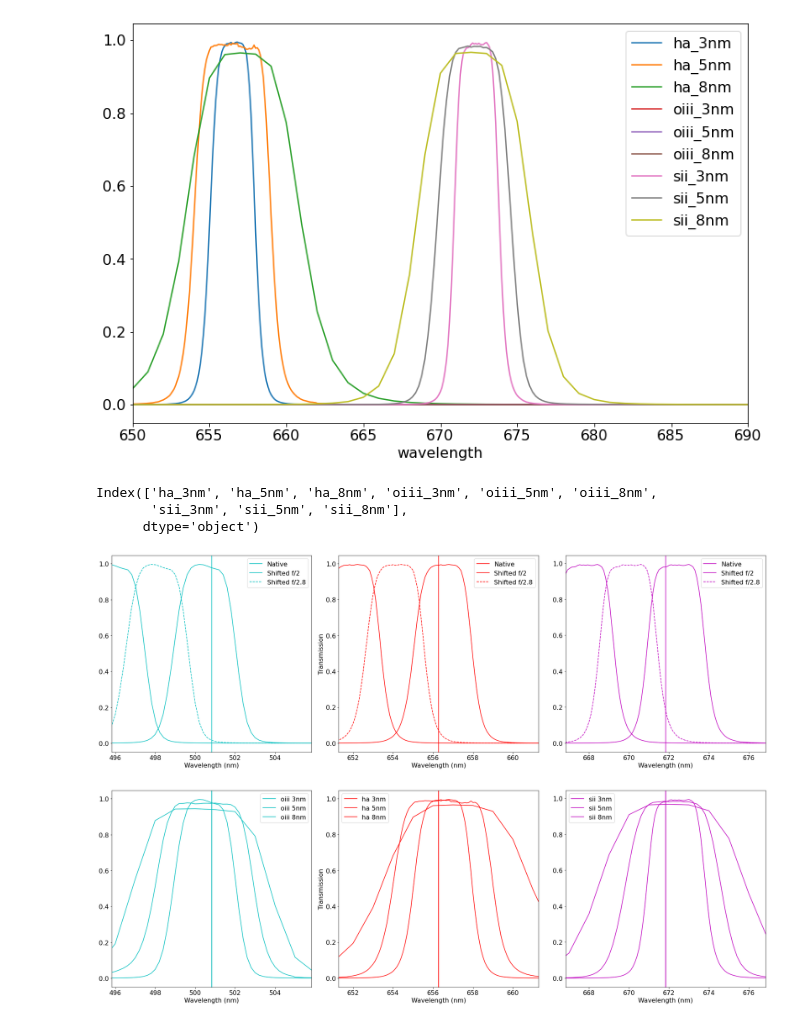
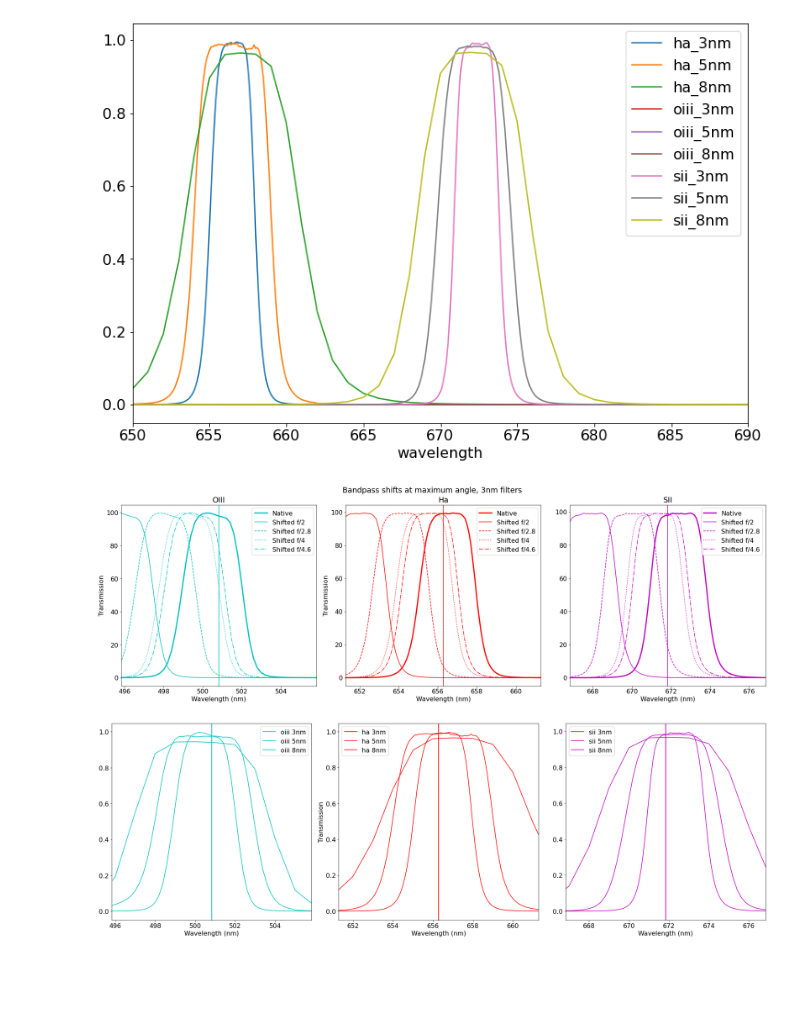
Before and after one commit to gshau/fast_optics_with_narrowband, a Jupyter notebook: bandpass_shift_nb.ipynb, the cells around one changed output. Saved outputs shown, nothing was run; the diff lists cells and outputs as text; code cells hidden in the pictures; blank space fills up the shorter version.

Commit message:
update index and locs

```diff
--- a/bandpass_shift_nb.ipynb
+++ b/bandpass_shift_nb.ipynb
@@ -35,12 +64,6 @@ plt.xlim(650, 690)
 # %% [output]
 (650.0, 690.0)
 [figure]
-# %%
-df_transmission.keys()
-# %% [output]
-Index(['ha_3nm', 'ha_5nm', 'ha_8nm', 'oiii_3nm', 'oiii_5nm', 'oiii_8nm',
-       'sii_3nm', 'sii_5nm', 'sii_8nm'],
-      dtype='object')
 # %%
 f_transmission = {}
 
@@ -63,54 +85,63 @@ plt.figure(figsize=(24, 8))
 plt.subplot(1, 3, 1)
 
 bandpass = '3nm'
-focal_ratios = [2, 2.8] #, 4, 4.6]
+focal_ratios = [2, 2.8, 4, 4.6]
+linestyles = ['solid', 'dashed', 'dotted', 'dashdot']
 
 
 filter_name = 'oiii'
 key = f'{filter_name}_{bandpass}'
-plt.plot(df_transmission.index, df_transmission[key], 'c', label='Native')
+plt.plot(df_transmission.index, 100 * df_transmission[key], 'c', label='Native', lw=3)
 for i, shift in enumerate(focal_ratios):
     fl = 1000
     aperture = fl / shift
     theta = get_theta(0, 0, aperture, 0, fl)
-    plt.plot(df_transmission.index - wavelength_shift(oiii_line, theta, n_index), df_transmission[key], 'c', linestyle=linestyles[i], label=f'Shifted f/{shift}')
+    plt.plot(df_transmission.index - wavelength_shift(oiii_line, theta, n_index), 100 * df_transmission[key], 'c', linestyle=linestyles[i], label=f'Shifted f/{shift}')
 plt.legend()
+plt.title('OIII')
+plt.ylabel('Transmission')
 plt.xlim(oiii_line - 5, oiii_line + 5)
 plt.axvline(oiii_line, color='c')
 plt.xlabel('Wavelength (nm)')
 
 plt.subplot(1, 3, 2)
 filter_name = 'ha'
 key = f'{filter_name}_{bandpass}'
-plt.plot(df_transmission.index, df_transmission[key], 'r', label='Native')
+plt.plot(df_transmission.index, 100 * df_transmission[key], 'r', label='Native', lw=3)
 for i, shift in enumerate(focal_ratios):
     fl = 1000
     aperture = fl / shift
     theta = get_theta(0, 0, aperture, 0, fl)
-    plt.plot(df_transmission.index - wavelength_shift(oiii_line, theta, n_index), df_transmission[key], 'r', linestyle=linestyles[i], label=f'Shifted f/{shift}')
+    plt.plot(df_transmission.index - wavelength_shift(oiii_line, theta, n_index), 100 * df_transmission[key], 'r', linestyle=linestyles[i], label=f'Shifted f/{shift}')
 plt.legend()
+plt.title('Ha')
 plt.xlim(ha_line - 5, ha_line + 5)
 plt.axvline(ha_line, color='r')
 plt.xlabel('Wavelength (nm)')
 plt.ylabel('Transmission')
 
 
 plt.subplot(1, 3, 3)
 filter_name = 'sii'
 key = f'{filter_name}_{bandpass}'
-plt.plot(df_transmission.index, df_transmission[key], 'm', label='Native')
+plt.plot(df_transmission.index, 100 * df_transmission[key], 'm', label='Native', lw=3)
 for i, shift in enumerate(focal_ratios):
     fl = 1000
     aperture = fl / shift
     theta = get_theta(0, 0, aperture, 0, fl)
-    plt.plot(df_transmission.index - wavelength_shift(oiii_line, theta, n_index), df_transmission[key], 'm', linestyle=linestyles[i], label=f'Shifted f/{shift}')
+    plt.plot(df_transmission.index - wavelength_shift(oiii_line, theta, n_index), 100 * df_transmission[key], 'm', linestyle=linestyles[i], label=f'Shifted f/{shift}')
 plt.xlabel('Wavelength (nm)')
+plt.title('SII')
 plt.legend()
 plt.xlim(sii_line - 5, sii_line + 5)
 plt.axvline(sii_line, color='m')
+plt.suptitle('Bandpass shifts at maximum angle, 3nm filters')
 plt.tight_layout()
+plt.subplots_adjust(top=0.9)
+plt.savefig('./figures/bandpass_shift.png')
+plt.show()
 # %% [output]
-[figure, old version]
+[figure, new version]
 # %%
 plt.figure(figsize=(24, 8))
 
```
Also changed, not shown: parts of 23 cells of this notebook, 11 other files.
